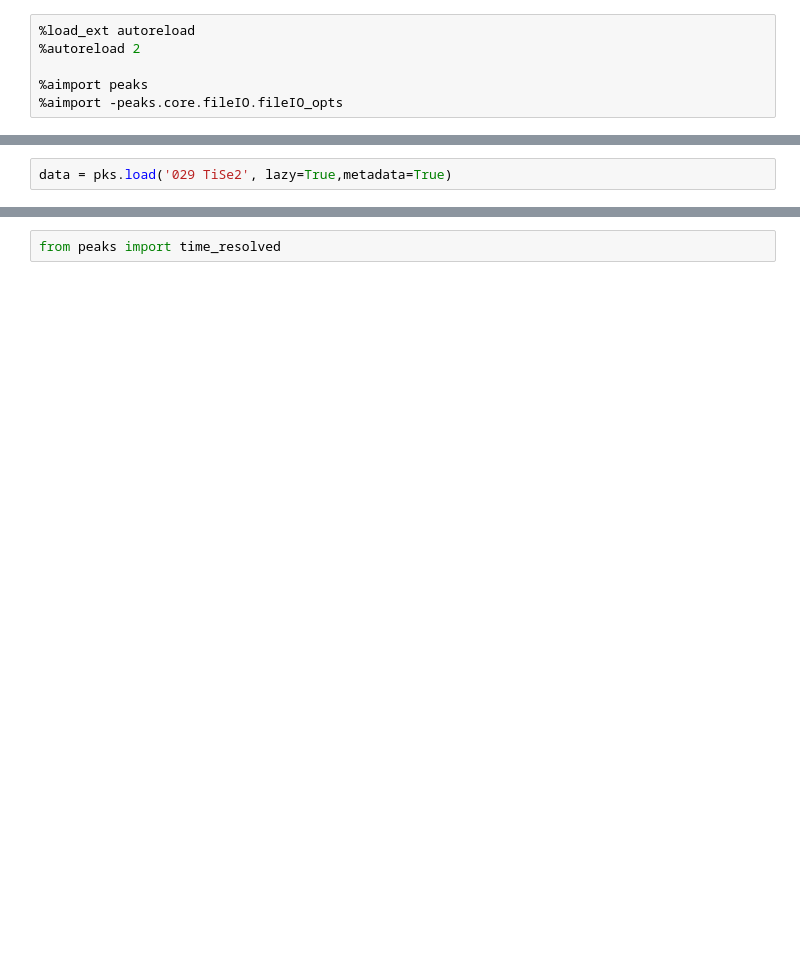
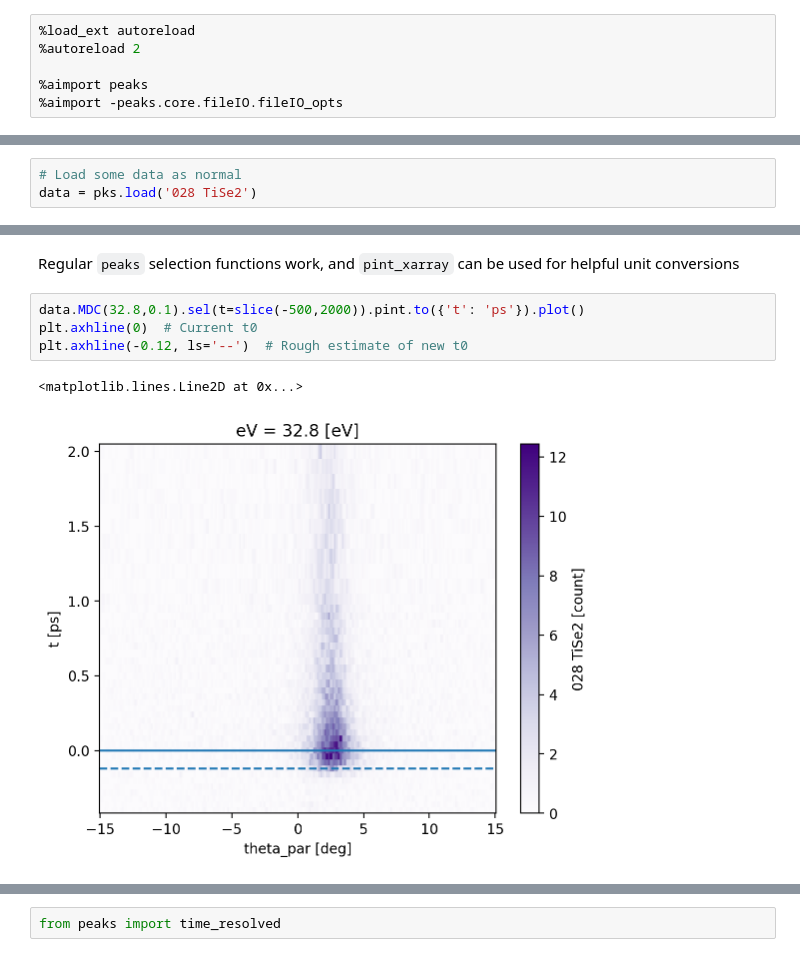
Before and after one commit to phrgab/peaks, a Jupyter notebook: tutorials/7_TR_ARPES.ipynb, the cells around one changed output, grey strips where cells are left out. Drawn from its saved outputs; the diff is of its cells as text; blank space fills up the shorter version.

```diff
--- a/tutorials/7_TR_ARPES.ipynb
+++ b/tutorials/7_TR_ARPES.ipynb
@@ -27,2 +25,0 @@ pks.opts.FileIO.path = os.getenv('PEAKS_EXAMPLE_DATA_PATH')
-# %%
-data = pks.load('029 TiSe2', lazy=True,metadata=True)
@@ -28,0 +29,3 @@ data = pks.load('029 TiSe2', lazy=True,metadata=True)
+# %%
+# Load some data as normal
+data = pks.load('028 TiSe2')
@@ -48,0 +89,9 @@ analyser:
+# %% [markdown]
+Regular `peaks` selection functions work, and `pint_xarray` can be used for helpful unit conversions
+# %%
+data.MDC(32.8,0.1).sel(t=slice(-500,2000)).pint.to({'t': 'ps'}).plot()
+plt.axhline(0)  # Current t0
+plt.axhline(-0.12, ls='--')  # Rough estimate of new t0
+# %% [output]
+<matplotlib.lines.Line2D at 0x...>
+[figure, added]
```
Also changed, not shown: parts of 53 cells of this notebook, 31 other files.
